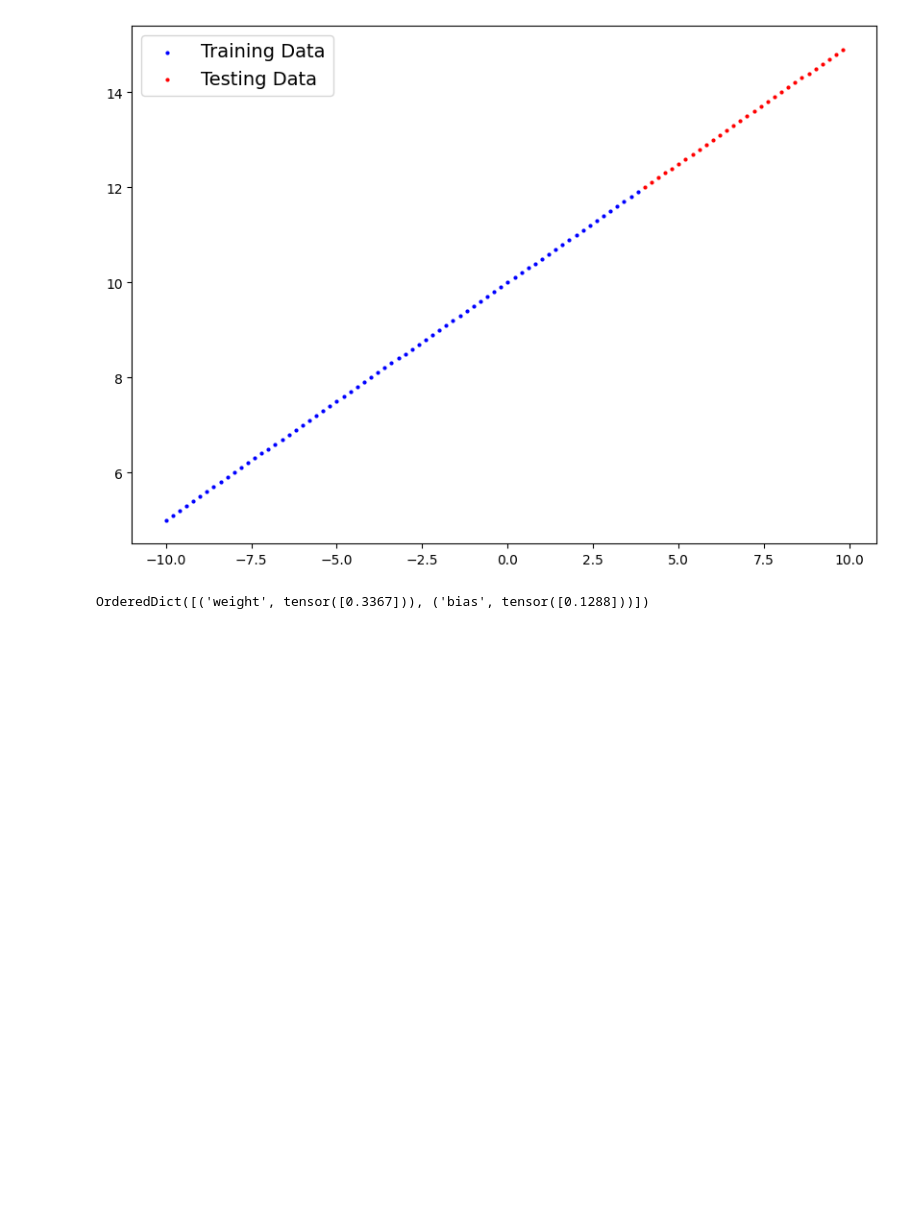
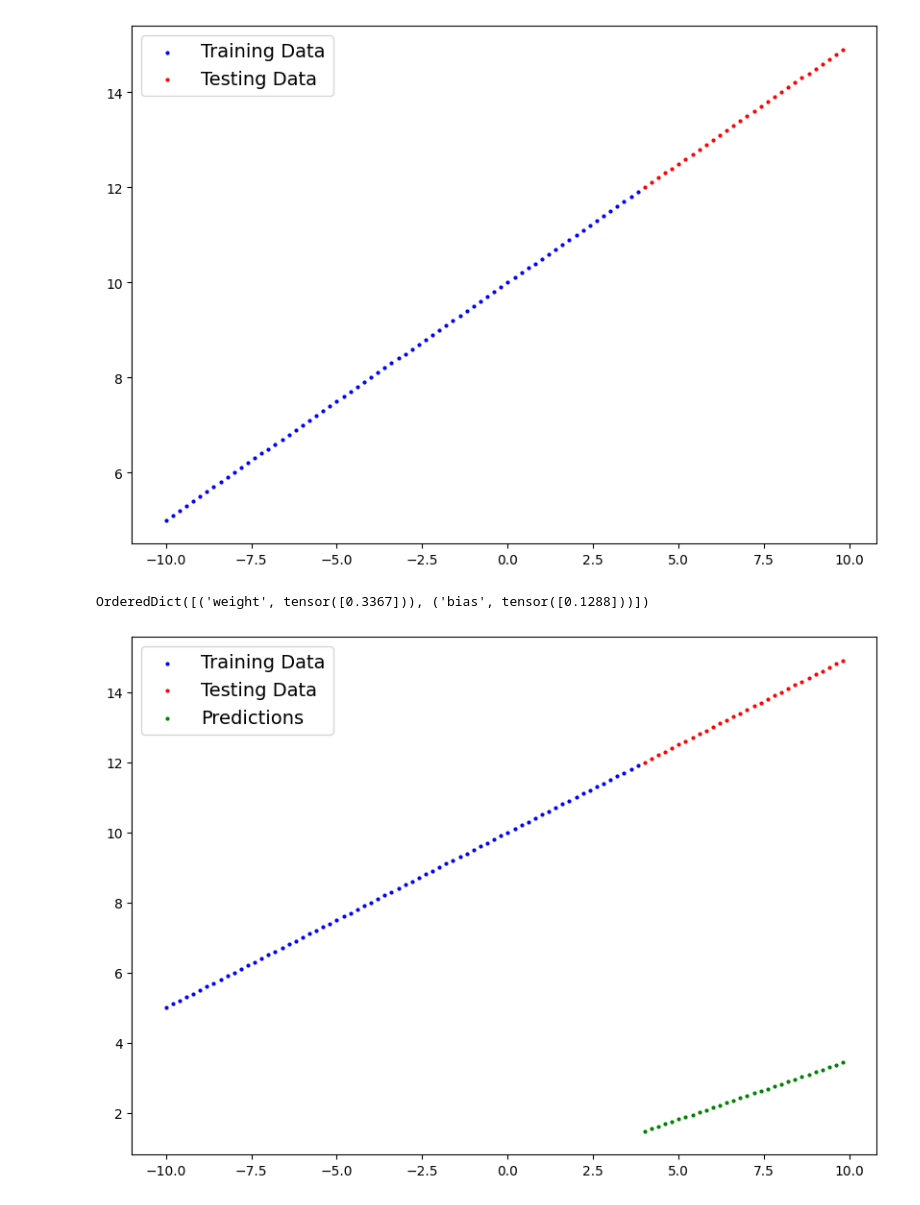
Before and after one commit to KevinH2003/PyTorch-Fundamentals, a Jupyter notebook: 01_PyTorch_Workflow.ipynb, the cells around one changed output. Saved outputs shown, nothing was run; the diff lists cells and outputs as text; code cells hidden in the pictures; blank space fills up the shorter version.

```diff
--- a/01_PyTorch_Workflow.ipynb
+++ b/01_PyTorch_Workflow.ipynb
@@ -21,18 +21,18 @@ xtraining, ytraining = x[:training], y[:training]
 xtesting, ytesting = x[training:], y[training:]
 
 def plot_predictions(train_data=xtraining, train_labels=ytraining, test_data=xtesting, test_labels=ytesting, predictions=None):
-  """Plots training, test, and predictions"""
-  plt.figure(figsize=(10, 7))
+    """Plots training, test, and predictions"""
+    plt.figure(figsize=(10, 7))
 
-  plt.scatter(train_data, train_labels, c="b", s=4, label="Training Data")
-  plt.scatter(test_data, test_labels, c="r", s=4, label="Testing Data")
+    plt.scatter(train_data, train_labels, c="b", s=4, label="Training Data")
+    plt.scatter(test_data, test_labels, c="r", s=4, label="Testing Data")
   #plot the training data in blue, testing data in red
 
-  if predictions is not None:
+    if predictions is not None:
     #plot the predictions if they exist
-    plt.scatter(test_data, predictions, c="p", s=4, label="Predictions")
+        plt.scatter(test_data, predictions, c="g", s=4, label="Predictions")
 
-  plt.legend(prop={"size": 14})
+    plt.legend(prop={"size": 14})
 # %%
 plot_predictions();
 # %% [output]
@@ -49,6 +49,14 @@ class LinRegModel(nn.Module):
 # %%
 torch.manual_seed(42)
 
 model0 = LinRegModel()
+
+with torch.inference_mode():
+    y_preds = model0(xtesting)
+
+    plot_predictions(predictions=y_preds)
+
+model0.state_dict()
 # %% [output]
 OrderedDict([('weight', tensor([0.3367])), ('bias', tensor([0.1288]))])
+[figure, added]
```
Also changed, not shown: parts of 1 cell of this notebook.
